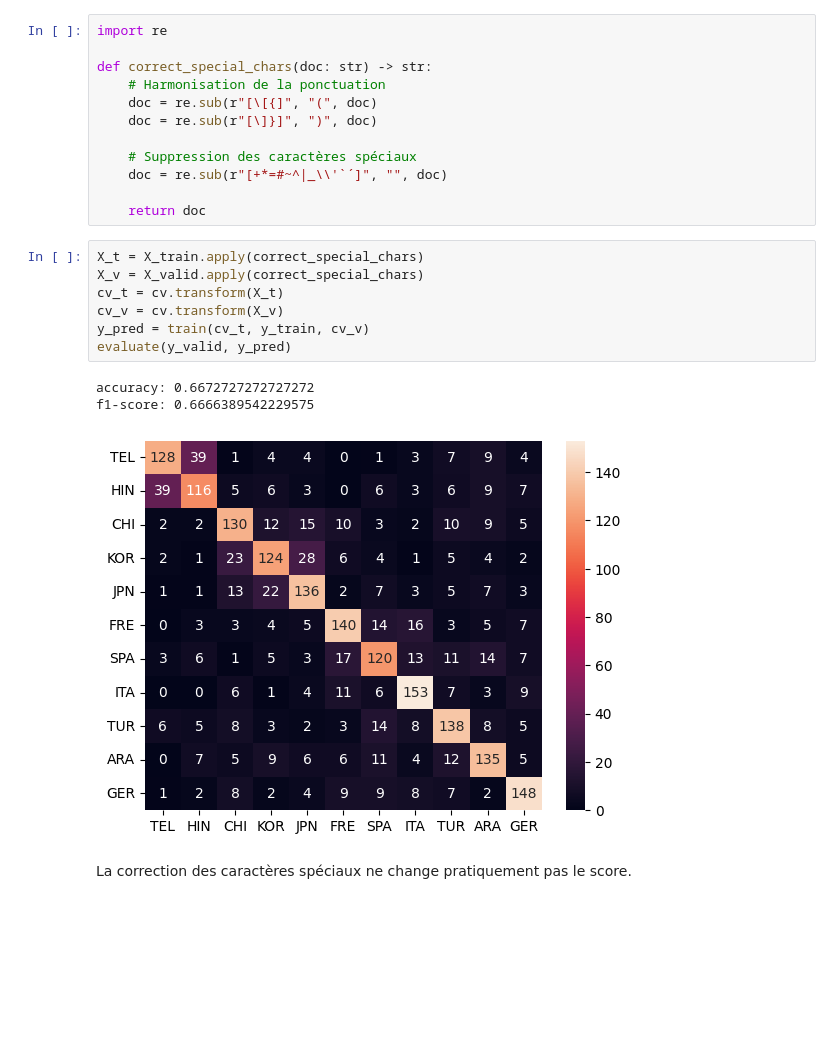
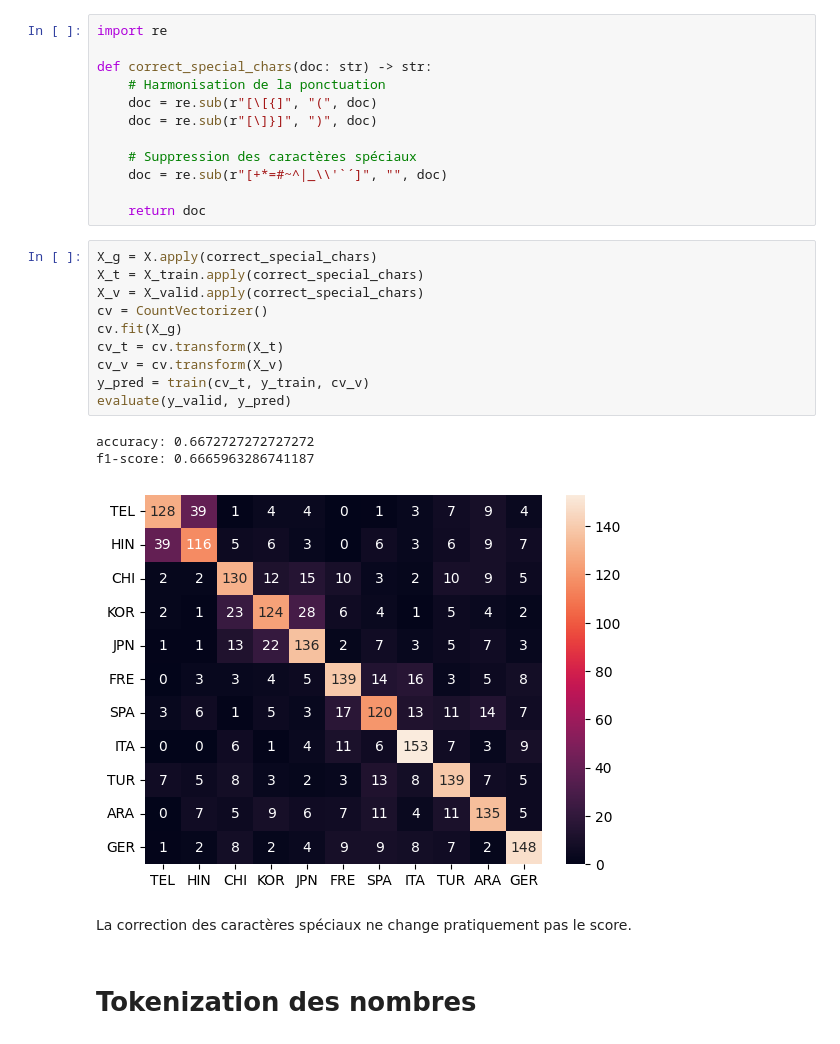
Before and after one commit to orthose/maternal-language, a Jupyter notebook: maternal_language.ipynb, the cells around one changed output. Drawn from its saved outputs; the diff is of its cells as text; blank space fills up the shorter version.

Commit message:
Bugfix: Réentrainement de CountVectorizer

```diff
--- a/maternal_language.ipynb
+++ b/maternal_language.ipynb
@@ -292,19 +292,24 @@ def correct_special_chars(doc: str) -> str:
     doc = re.sub(r"[+*=#~^|_\\'`´]", "", doc)
 
     return doc
-# %%
-X_t = X_train.apply(correct_special_chars)
-X_v = X_valid.apply(correct_special_chars)
-cv_t = cv.transform(X_t)
-cv_v = cv.transform(X_v)
-y_pred = train(cv_t, y_train, cv_v)
-evaluate(y_valid, y_pred)
-# %% [output]
-accuracy: 0.6672727272727272
-f1-score: 0.6666389542229575
-[figure, removed]
-# %% [markdown]
-La correction des caractères spéciaux ne change pratiquement pas le score.
+# %%
+X_g = X.apply(correct_special_chars)
+X_t = X_train.apply(correct_special_chars)
+X_v = X_valid.apply(correct_special_chars)
+cv = CountVectorizer()
+cv.fit(X_g)
+cv_t = cv.transform(X_t)
+cv_v = cv.transform(X_v)
+y_pred = train(cv_t, y_train, cv_v)
+evaluate(y_valid, y_pred)
+# %% [output]
+accuracy: 0.6672727272727272
+f1-score: 0.6665963286741187
+[figure, added]
+# %% [markdown]
+La correction des caractères spéciaux ne change pratiquement pas le score.
+# %% [markdown]
+# Tokenization des nombres
 # %%
 count = 0
 for doc in X_t:
```
Also changed, not shown: parts of 22 cells of this notebook.
